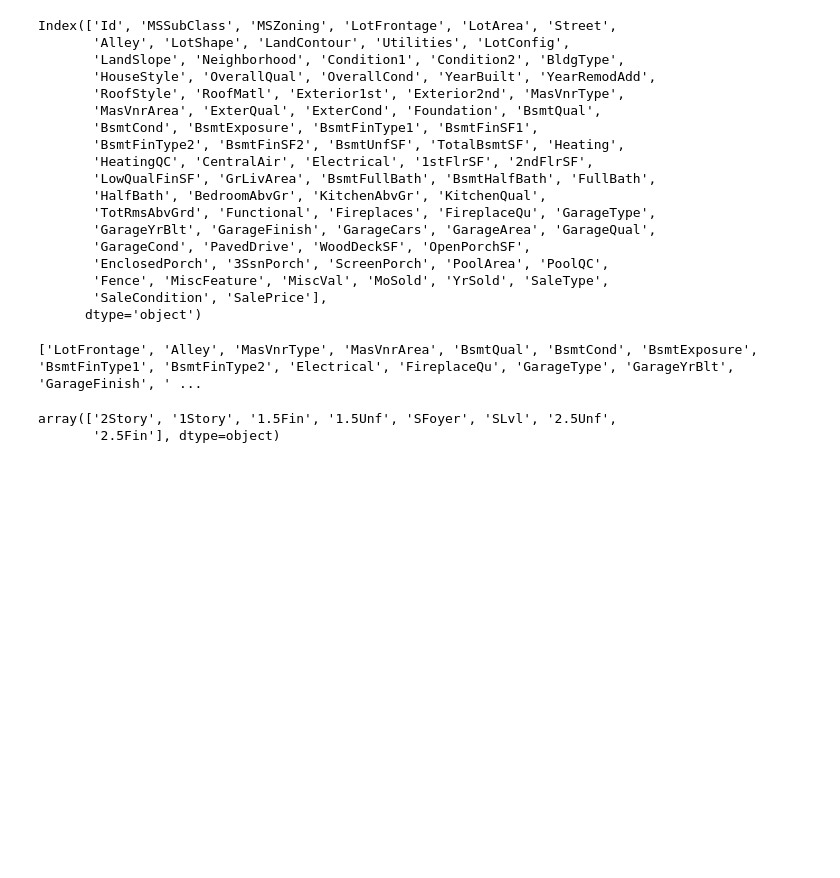
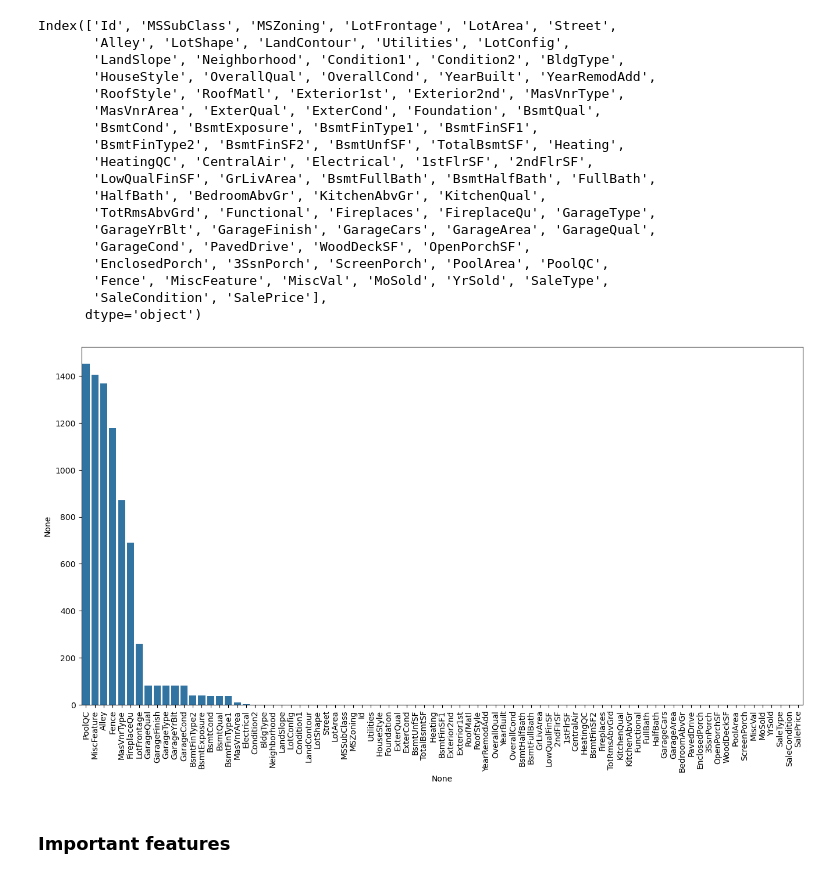
Before and after one commit to TanatB/kaggle_projects, a Jupyter notebook: housing_prices/main.ipynb, the cells around one changed output. Drawn from its saved outputs; the diff is of its cells as text; code cells hidden in the pictures; blank space fills up the shorter version.

Commit message:
filtered the important features, working on categorical types and outliers.

```diff
--- a/housing_prices/main.ipynb
+++ b/housing_prices/main.ipynb
@@ -59,13 +63,14 @@ Index(['Id', 'MSSubClass', 'MSZoning', 'LotFrontage', 'LotArea', 'Street',
        'Fence', 'MiscFeature', 'MiscVal', 'MoSold', 'YrSold', 'SaleType',
        'SaleCondition', 'SalePrice'],
       dtype='object')
-# %%
-null_features = train_df.columns[train_df.isna().any()].tolist()
-print(null_features)
-# %% [output]
-['LotFrontage', 'Alley', 'MasVnrType', 'MasVnrArea', 'BsmtQual', 'BsmtCond', 'BsmtExposure', 'BsmtFinType1', 'BsmtFinType2', 'Electrical', 'FireplaceQu', 'GarageType', 'GarageYrBlt', 'GarageFinish', ' ...
-# %%
-train_df["HouseStyle"].unique()
-# %% [output]
-array(['2Story', '1Story', '1.5Fin', '1.5Unf', 'SFoyer', 'SLvl', '2.5Unf',
-       '2.5Fin'], dtype=object)
+# %%
+cols_with_nulls = train_df.isnull().sum().sort_values(ascending=False)
+# %%
+plt.figure(figsize=(16, 8))
+sns.barplot(x=cols_with_nulls.index, y=cols_with_nulls)
+plt.xticks(rotation=90)
+plt.show()
+# %% [output]
+[figure, added]
+# %% [markdown]
+### Important features
```
Also changed, not shown: parts of 13 cells of this notebook.
